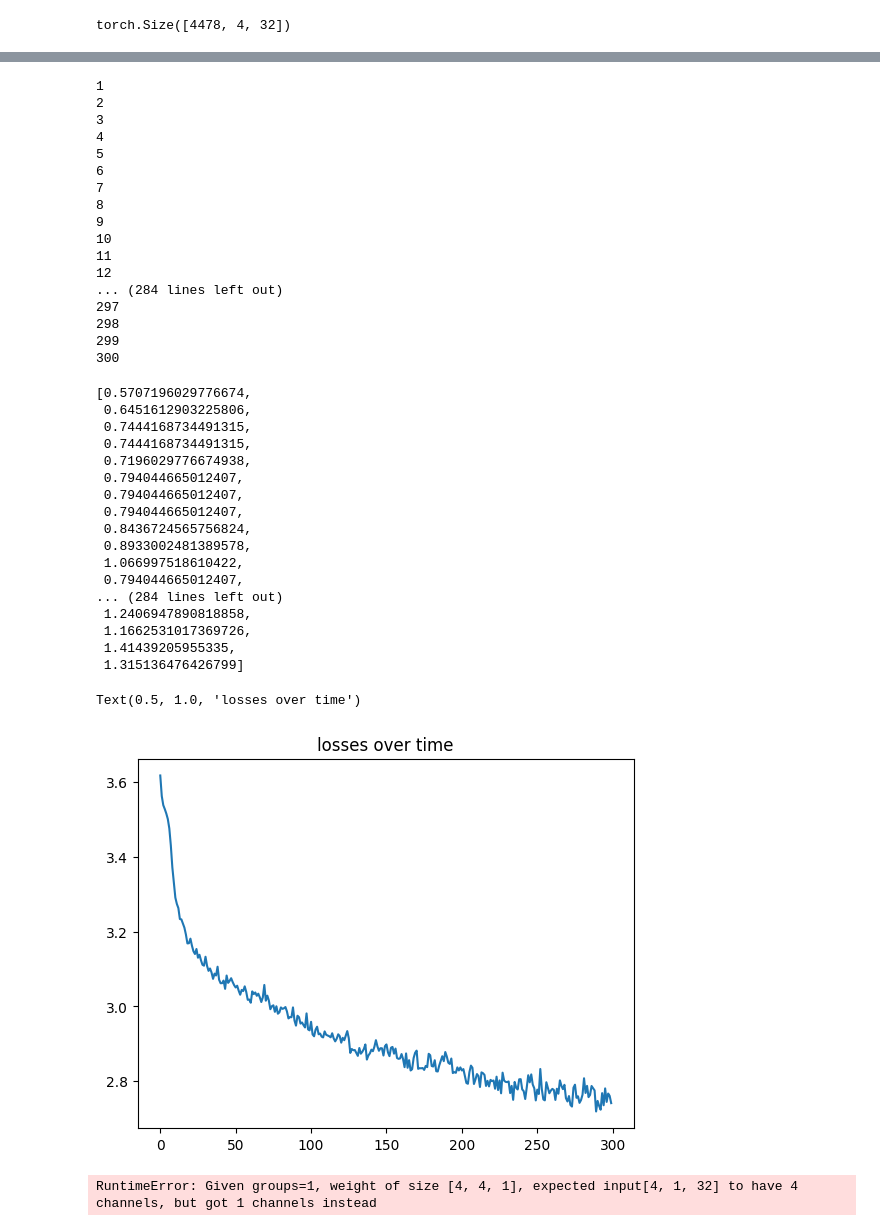
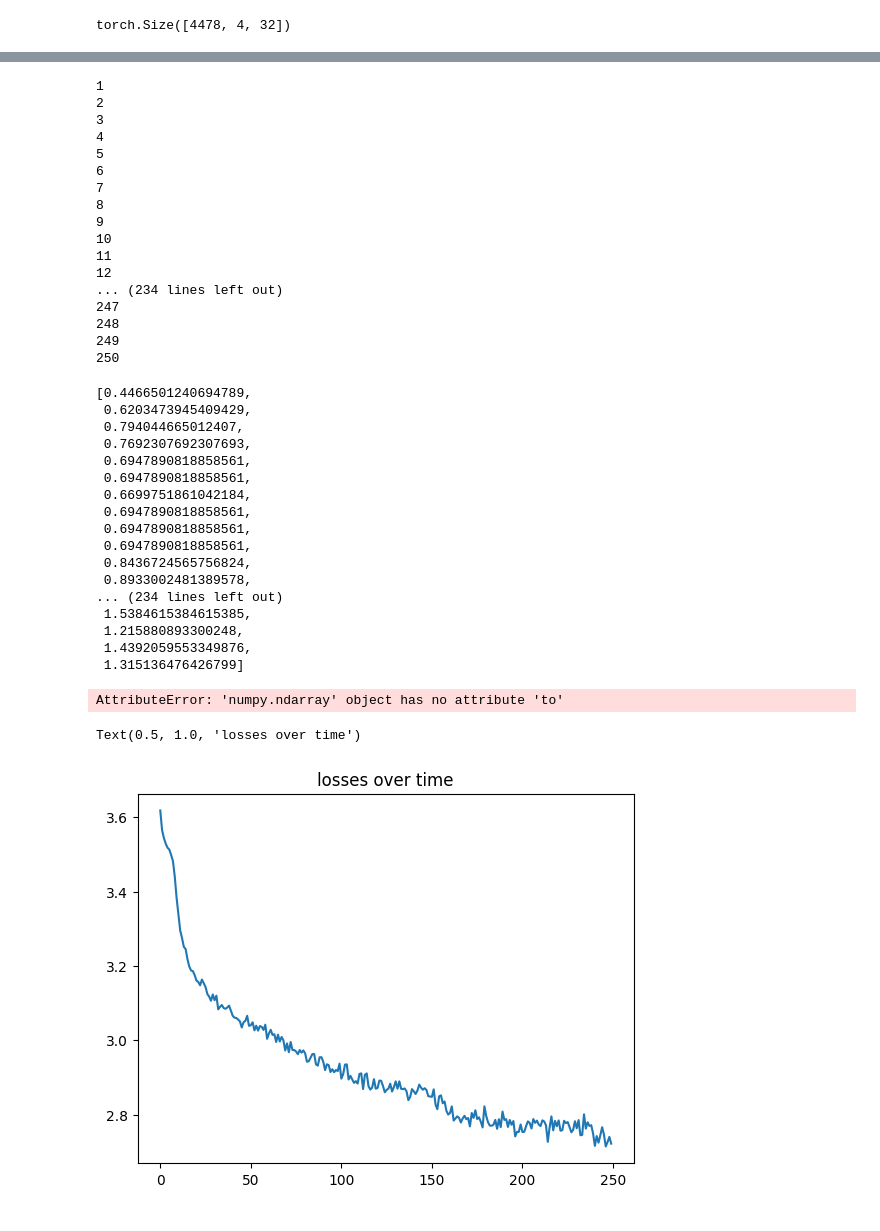
Before and after one commit to andonecatalin/ai, a Jupyter notebook: net.ipynb, the cells around one changed output, grey strips where cells are left out. Drawn from its saved outputs; the diff is of its cells as text; code cells hidden in the pictures.

```diff
--- a/net.ipynb
+++ b/net.ipynb
@@ -175,10 +179,10 @@ def createTheMNISTNet(printtoggle=False):
 
         self.pool=nn.MaxPool1d(kernel_size=2, stride=1)
         # fully-connected layers
-        self.fc1 = nn.Linear(832, 416)
-        self.fc2 = nn.Linear(416, 208)
+        self.fc1 = nn.Linear(832, 460)
+        self.fc2 = nn.Linear(460, 280)
         #self.fc3 = nn.Linear(416, 208)
-        self.fc4 = nn.Linear(208, 128)  # Assuming 10 output classes
+        self.fc4 = nn.Linear(280, 128)  # Assuming 10 output classes
         self.fc5 = nn.Linear(128, 41)  # Assuming 10 output classes
 
         # toggle for printing out tensor sizes during forward prop
@@ -319,7 +323,7 @@ def createTheMNISTNet(printtoggle=False):
 
   # optimizer
   optimizer = optim.SGD(net.parameters(),lr=.01)
-  T_0=40
+  T_0=50
   scheduler=SGDRScheduler(optimizer, T_0=T_0,T_mult=2,eta_min=0.005)
 
   return net,lossfun,optimizer
@@ -413,7 +417,7 @@ def function2trainTheModel(train_dataset, train_labels, test_dataset, test_label
   return trainAcc, testAcc, losses, net
 # %%
 
-trainAcc,testAcc,losses,net = function2trainTheModel(train_dataset, train_labels, test_dataset, test_labels,numepochs = 300)
+trainAcc,testAcc,losses,net = function2trainTheModel(train_dataset, train_labels, test_dataset, test_labels,numepochs = 250)
 # %% [output]
 1
 2
@@ -427,30 +431,30 @@ trainAcc,testAcc,losses,net = function2trainTheModel(train_dataset, train_labels
 10
 11
 12
-... (284 lines left out)
-297
-298
-299
-300
+... (234 lines left out)
+247
+248
+249
+250
 # %%
 testAcc
 # %% [output]
-[0.5707196029776674,
- 0.6451612903225806,
- 0.7444168734491315,
- 0.7444168734491315,
- 0.7196029776674938,
+[0.4466501240694789,
+ 0.6203473945409429,
  0.794044665012407,
- 0.794044665012407,
- 0.794044665012407,
+ 0.7692307692307693,
+ 0.6947890818858561,
+ 0.6947890818858561,
+ 0.6699751861042184,
+ 0.6947890818858561,
+ 0.6947890818858561,
+ 0.6947890818858561,
  0.8436724565756824,
  0.8933002481389578,
- 1.066997518610422,
- 0.794044665012407,
-... (284 lines left out)
- 1.2406947890818858,
- 1.1662531017369726,
- 1.41439205955335,
+... (234 lines left out)
+ 1.5384615384615385,
+ 1.215880893300248,
+ 1.4392059553349876,
  1.315136476426799]
 # %%
 nploss=losses.to("cpu")
@@ -460,8 +464,14 @@ plt.plot(losses)
 
 plt.title('losses over time')
 # %% [output]
-Text(0.5, 1.0, 'losses over time')
+AttributeError: 'numpy.ndarray' object has no attribute 'to'
-[figure, removed]
+# %%
+plt.plot(losses)
+
+plt.title('losses over time')
+# %% [output]
+Text(0.5, 1.0, 'losses over time')
+[figure, added]
 # %%
 def test(model, device, test_dataset, test_labels, criterion):
     model.eval()
@@ -485,5 +495,3 @@ def test(model, device, test_dataset, test_labels, criterion):
     print(nploss)
 # %%
 test(net,device,test_dataset, test_labels,nn.CrossEntropyLoss())
-# %% [output]
-RuntimeError: Given groups=1, weight of size [4, 4, 1], expected input[4, 1, 32] to have 4 channels, but got 1 channels instead
```
Also changed, not shown: parts of 1 cell of this notebook, 2 other files.
